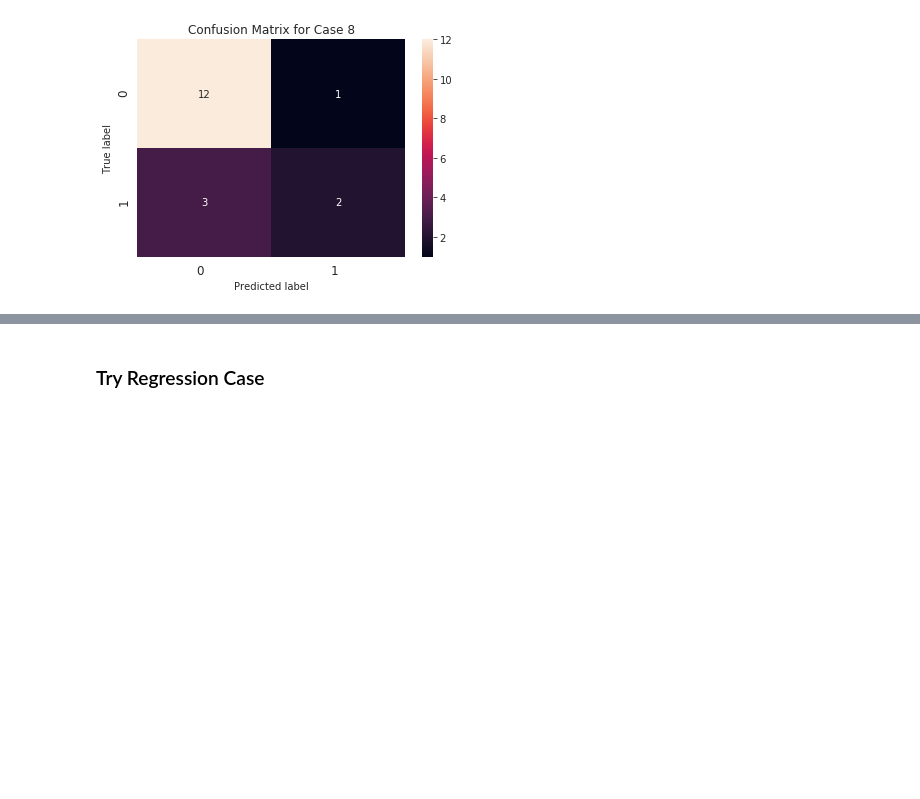
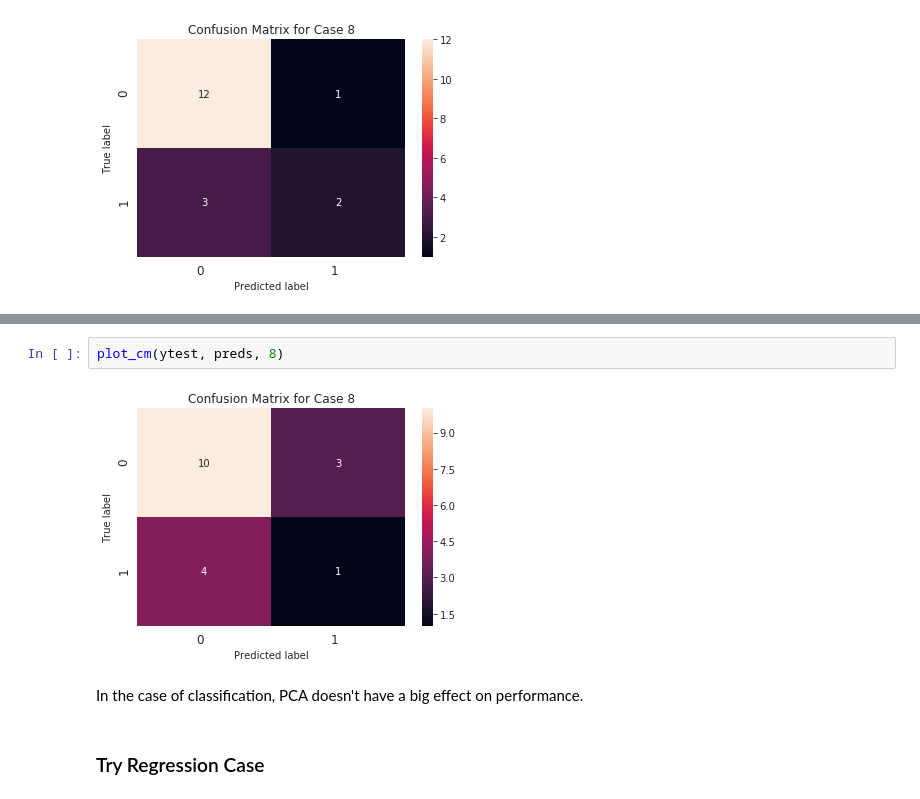
Before and after one commit to Jakidxav/DAIC_WOZ_NLP, a Jupyter notebook: training_scripts/doc2vec_train.ipynb, the cells around one changed output, grey strips where cells are left out. Cells and saved outputs as stored; diff of their text form; blank space fills up the shorter version.

```diff
--- a/training_scripts/doc2vec_train.ipynb
+++ b/training_scripts/doc2vec_train.ipynb
@@ -226,3 +283,9 @@ plot_cm(ytest, preds, 8)
+# %%
+plot_cm(ytest, preds, 8)
+# %% [output]
+[figure, added]
+# %% [markdown]
+In the case of classification, PCA doesn't have a big effect on performance.
 # %% [markdown]
 ### Try Regression Case
 # %%
```
Also changed, not shown: parts of 20 cells of this notebook, 1 other file.
